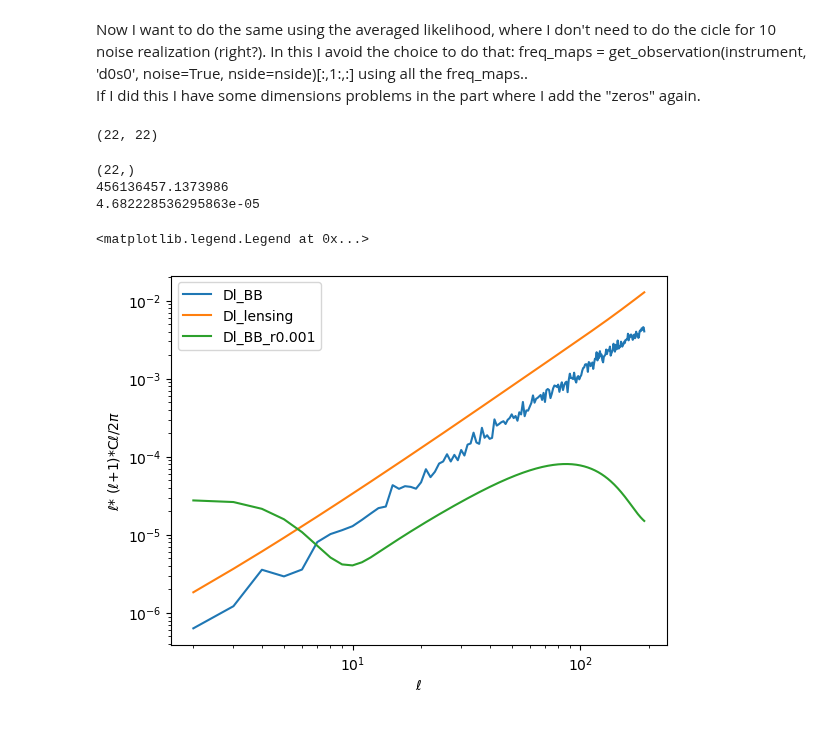
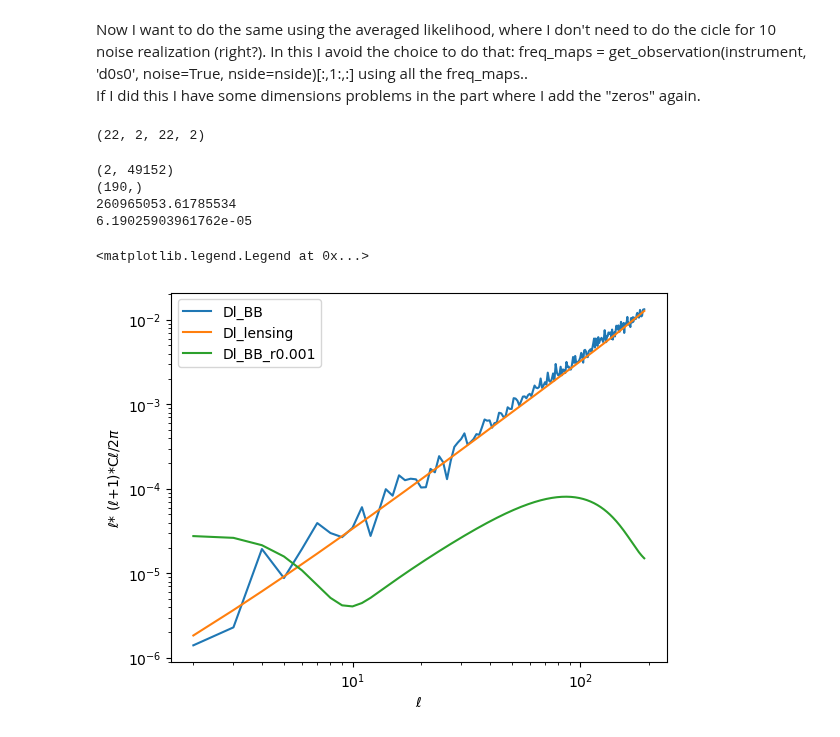
Before and after one commit to AlicePirotta/APC, a Jupyter notebook: question_code.ipynb, the cells around one changed output. Cells and saved outputs as stored; diff of their text form; code cells hidden in the pictures.

```diff
--- a/question_code.ipynb
+++ b/question_code.ipynb
@@ -27,6 +26,6 @@ instr_['depth_i'] = instr_['depth_p']/np.sqrt(2)
 instrument = standardize_instrument(instr_)
 # %%
 nside = 64
-freq_maps = get_observation(instrument, 'd0s0', noise=True, nside=nside)
+freq_maps = get_observation(instrument, 'd0s0', noise=True, nside=nside)[:,1:,:]
 print(freq_maps.shape)
 # %% [output]
@@ -36,7 +35,7 @@ components= [CMB(), Dust(50.), Synchrotron(50.)]
 # %%
 A = MixingMatrix(*components)
 A_ev = A.evaluator(instrument.frequency)
-#invN=np.linalg.inv(np.eye(len(instrument.frequency)))
+N = np.eye(len(instrument.frequency))
 invN = np.diag((hp.nside2resol(nside, arcmin=True) / instrument.depth_p)**2)
 # %%
 
@@ -152,49 +155,47 @@ freq_maps = get_observation(instrument, 'd0s0', noise=True, nside=nside)[:,1:,:]
 using all the freq_maps..
 If I did this I have some dimensions problems in the part where I add the "zeros" again.
 # %%
-dati = np.einsum('ijp,klm-> ik',freq_maps,freq_maps)
+dati = np.einsum('ijp,klp-> ijkl',freq_maps,freq_maps)
 print(dati.shape)
 # %% [output]
-(22, 22)
+(22, 2, 22, 2)
 # %%
 
 def aver_likelihood(y):
-        Bd, T, Bs, a, c = y
-        b= 1
-        G = np.diag([a, a, a, a, a, a, a, a, b, b, b, b, b, b, c, c, c, c, c, c, c, c ])
-        A_maxL =G.dot(A_ev(np.array([Bd,T,Bs])))
-        logL = 0
-        AtN = A_maxL.T.dot(invN)
-        NA= invN.dot(A_maxL)
-        AtNA = np.linalg.inv(A_maxL.T.dot(invN).dot(A_maxL))
-        logL = logL + np.trace(AtNA.dot(AtN).dot(dati).dot(NA))
-        if logL != logL:
-            return 0.0
-        return logL
+    Bd, T, Bs, a, c = y
+    b= 1
+    G = np.diag([a, a, a, a, a, a, a, a, b, b, b, b, b, b, c, c, c, c, c, c, c, c ])
+    A_maxL =G.dot(A_ev(np.array([Bd,T,Bs])))
+    logL = 0
+    AtN = A_maxL.T.dot(invN)
+    NA= invN.dot(A_maxL)
+    AtNA = np.linalg.inv(A_maxL.T.dot(invN).dot(A_maxL))
+    P = NA.dot(AtNA).dot(AtN)
+    logL = logL -np.trace(np.einsum('fg, gikj->fk', P, dati)+np.einsum('fg, ij->gi', P, N))
 
-
+    if logL != logL:
+        return 0.0
+    return logL
 
 min_= minimize (aver_likelihood, x1, method='Nelder-Mead')
 
 
 
+A_maxL =A_ev(min_.x)
+AtN = A_maxL.T.dot(N)
+AtNA = np.linalg.inv(A_maxL.T.dot(N).dot(A_maxL))
 
-A_maxL =A_ev(min_.x)
-AtN = A_maxL.T.dot(invN)
-AtNA = np.linalg.inv(A_maxL.T.dot(invN).dot(A_maxL))
-s = AtNA.dot(AtN).dot(dati)
+s = np.einsum('cg,gs,sij->cij',AtNA,AtN,freq_maps)
 s = s[0]
 print(s.shape)
 
-#the shape of s[0] is 22, not (2,49152) as before
-
-#no adding of the zeros part, I keep all the freq_maps
-# zeros=np.zeros((1, 49152))
-# unione = np.vstack((zeros, s))
+zeros=np.zeros((1, 49152))
+unione = np.vstack((zeros, s))
 
 
 
 Cl =hp.anafast(unione)[2,2:]
+print(Cl.shape)
 
 
 
@@ -205,34 +206,35 @@ Dl_mean = (ell*(ell+1)*Cl)/(2*m.pi)
 
 Cl_BB_r1 = _get_Cl_cmb(Alens=0.0, r=1.)[2][2:192]
 Cl_BB_r_001 = _get_Cl_cmb(Alens=0.0, r=0.001)[2][2:192]
 Dl_BB = (ell*(ell+1)*Cl_BB_r_001)/(2*m.pi)
 
 Cl_lens = _get_Cl_cmb(Alens=1.0, r=0.)[2][2:192]
 Dl_lens = (ell*(ell+1)*Cl_lens)/(2*m.pi)
 
 
 Data = Cl + Cl_lens
 fsky = 1
 F = np.sum((2*ell+1) * fsky / 2*Cl_BB_r1** 2 / Data ** 2)
 sigma_r_fisher = np.sqrt(1.0 / F)
 print(F)
 print(sigma_r_fisher)
 
 
 
 plt.loglog(ell, Dl_mean, label = "Dl_BB")
 plt.loglog(ell, Dl_lens, label = "Dl_lensing")
 plt.loglog(ell, Dl_BB, label = "Dl_BB_r0.001")
 
 
 
 
 plt.xlabel(r'$\ell$')
 plt.ylabel(r'$\ell$* ($\ell$+1)*C$\ell$/2$\pi$')
 plt.legend()
 # %% [output]
-(22,)
-456136457.1373986
-4.682228536295863e-05
+(2, 49152)
+(190,)
+260965053.61785534
+6.19025903961762e-05
 <matplotlib.legend.Legend at 0x...>
-[figure, old version]
+[figure, new version]
```
Also changed, not shown: parts of 3 cells of this notebook.
